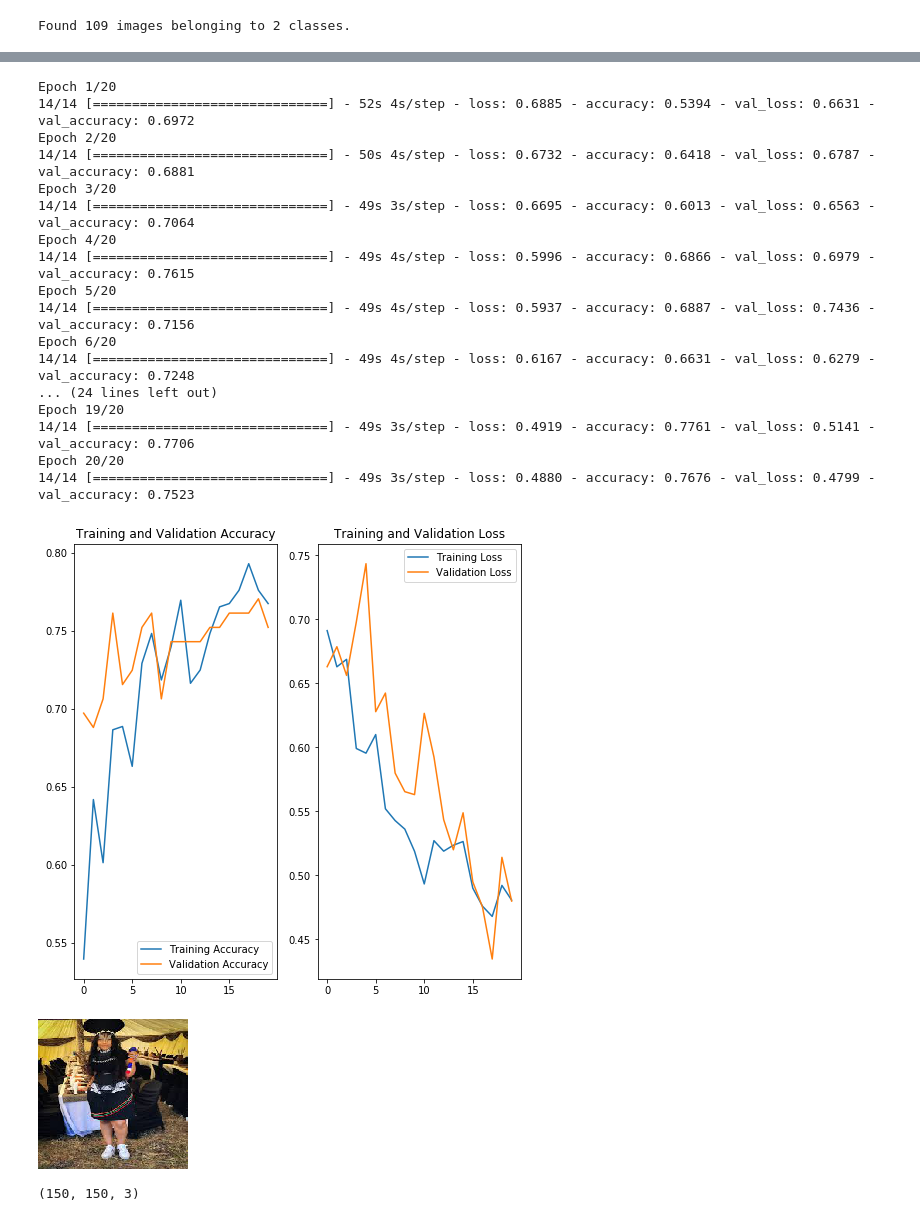
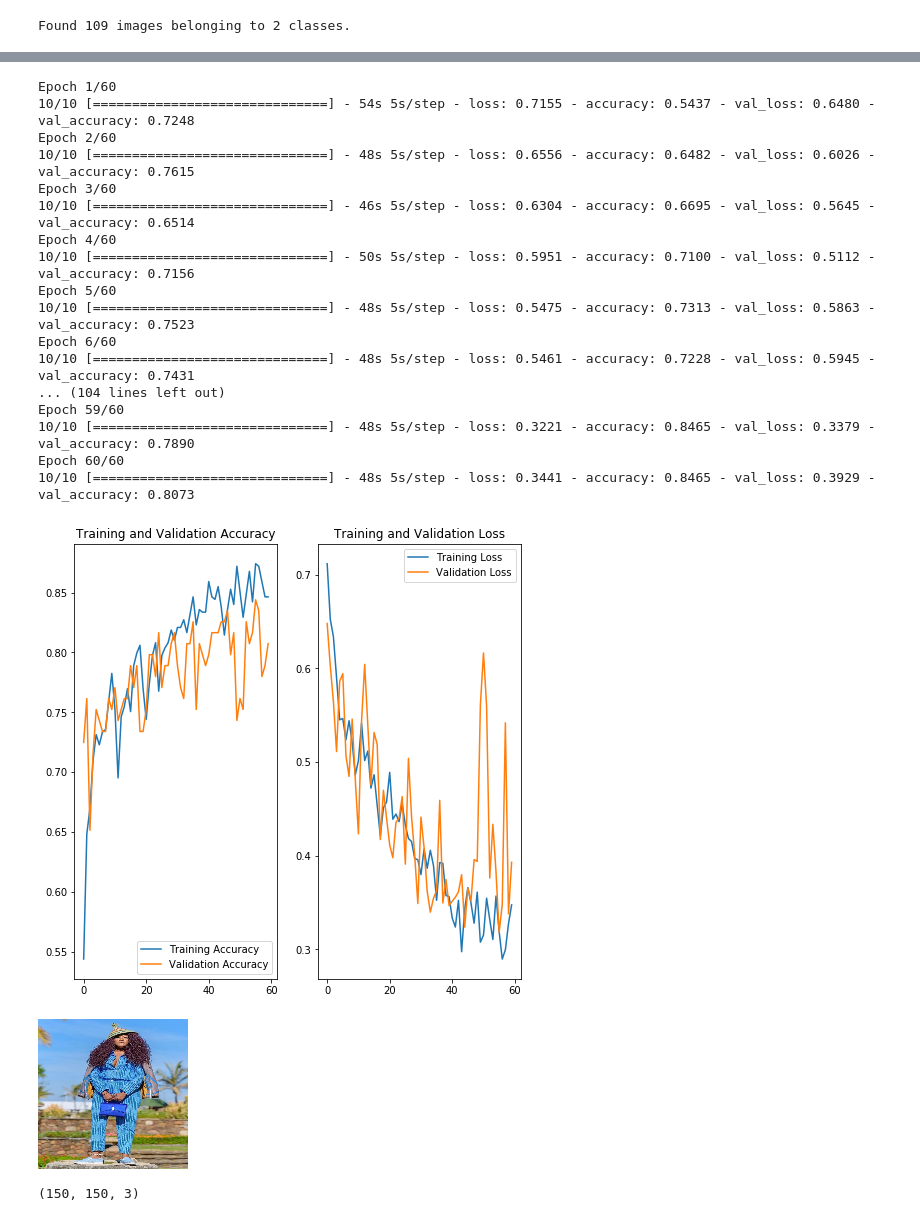
Before and after one commit to relebohilebiza/MVCTutorial, a Jupyter notebook: My_Real_Project.ipynb, the cells around one changed output, grey strips where cells are left out. Cells and saved outputs as stored; diff of their text form; code cells hidden in the pictures.

```diff
--- a/My_Real_Project.ipynb
+++ b/My_Real_Project.ipynb
@@ -24,12 +26,14 @@ logger.setLevel(logging.ERROR)
 # %%
 ============================================================old that i need to keep ======================================================
 # %%
+#============The directory for your dataset ================================
+
 base_dir = os.path.join(os.path.dirname('/content/Tradition/'))
 train_dir = os.path.join(base_dir, 'train/')
 validation_dir = os.path.join(base_dir, 'validation/')
 
-train_cats_dir = os.path.join(train_dir, 'sesotho')  # directory with our training cat pictures
-train_dogs_dir = os.path.join(train_dir, 'zulu')  # directory with our training dog pictures
-validation_cats_dir = os.path.join(validation_dir, 'sesotho')  # directory with our validation cat pictures
-validation_dogs_dir = os.path.join(validation_dir, 'zulu')  # directory with our validation dog pictures
+train_sesotho_dir = os.path.join(train_dir, 'sesotho')  # directory with our training cat pictures
+train_zulu_dir = os.path.join(train_dir, 'zulu')  # directory with our training dog pictures
+validation_sesotho_dir = os.path.join(validation_dir, 'sesotho')  # directory with our validation cat pictures
+validation_zulu_dir = os.path.join(validation_dir, 'zulu')  # directory with our validation dog pictures
 # %%
@@ -51 +58,11 @@ total_val = num_cats_val + num_dogs_val
+# %%
+#=======make calculations to see how many photos in your dataset ===========
+num_sesotho_tr = len(os.listdir(train_sesotho_dir))
+num_zulu_tr = len(os.listdir(train_zulu_dir))
+
+num_sesotho_val = len(os.listdir(validation_sesotho_dir))
+num_zulu_val = len(os.listdir(validation_zulu_dir))
+
+total_train = num_sesotho_tr + num_sesotho_tr
+total_val = num_zulu_val + num_zulu_val
 # %%
@@ -68,5 +85,5 @@ Total validation images: 109
 # %%
-BATCH_SIZE = 35  # Number of training examples to process before updating our models variables
+BATCH_SIZE = 50  # Number of training examples to process before updating our models variables
 IMG_SHAPE  = 150  # Our training data consists of images with width of 150 pixels and height of 150 pixels
 # %%
 train_image_generator      = ImageDataGenerator(rescale=1./255)  # Generator for our training data
@@ -166,7 +173,7 @@ Trainable params: 3,472,962
 Non-trainable params: 0
 _________________________________________________________________
 # %%
-EPOCHS = 20
+EPOCHS = 60 #a full iteration over sample
 history = model.fit_generator(
     train_data_gen,
     steps_per_epoch=int(np.ceil(total_train / float(BATCH_SIZE))),
@@ -175,23 +182,23 @@ history = model.fit_generator(
     validation_steps=int(np.ceil(total_val / float(BATCH_SIZE)))
 )
 # %% [output]
-Epoch 1/20
-14/14 [==============================] - 52s 4s/step - loss: 0.6885 - accuracy: 0.5394 - val_loss: 0.6631 - val_accuracy: 0.6972
-Epoch 2/20
-14/14 [==============================] - 50s 4s/step - loss: 0.6732 - accuracy: 0.6418 - val_loss: 0.6787 - val_accuracy: 0.6881
-Epoch 3/20
-14/14 [==============================] - 49s 3s/step - loss: 0.6695 - accuracy: 0.6013 - val_loss: 0.6563 - val_accuracy: 0.7064
-Epoch 4/20
-14/14 [==============================] - 49s 4s/step - loss: 0.5996 - accuracy: 0.6866 - val_loss: 0.6979 - val_accuracy: 0.7615
-Epoch 5/20
-14/14 [==============================] - 49s 4s/step - loss: 0.5937 - accuracy: 0.6887 - val_loss: 0.7436 - val_accuracy: 0.7156
-Epoch 6/20
-14/14 [==============================] - 49s 4s/step - loss: 0.6167 - accuracy: 0.6631 - val_loss: 0.6279 - val_accuracy: 0.7248
-... (24 lines left out)
-Epoch 19/20
-14/14 [==============================] - 49s 3s/step - loss: 0.4919 - accuracy: 0.7761 - val_loss: 0.5141 - val_accuracy: 0.7706
-Epoch 20/20
-14/14 [==============================] - 49s 3s/step - loss: 0.4880 - accuracy: 0.7676 - val_loss: 0.4799 - val_accuracy: 0.7523
+Epoch 1/60
+10/10 [==============================] - 54s 5s/step - loss: 0.7155 - accuracy: 0.5437 - val_loss: 0.6480 - val_accuracy: 0.7248
+Epoch 2/60
+10/10 [==============================] - 48s 5s/step - loss: 0.6556 - accuracy: 0.6482 - val_loss: 0.6026 - val_accuracy: 0.7615
+Epoch 3/60
+10/10 [==============================] - 46s 5s/step - loss: 0.6304 - accuracy: 0.6695 - val_loss: 0.5645 - val_accuracy: 0.6514
+Epoch 4/60
+10/10 [==============================] - 50s 5s/step - loss: 0.5951 - accuracy: 0.7100 - val_loss: 0.5112 - val_accuracy: 0.7156
+Epoch 5/60
+10/10 [==============================] - 48s 5s/step - loss: 0.5475 - accuracy: 0.7313 - val_loss: 0.5863 - val_accuracy: 0.7523
+Epoch 6/60
+10/10 [==============================] - 48s 5s/step - loss: 0.5461 - accuracy: 0.7228 - val_loss: 0.5945 - val_accuracy: 0.7431
+... (104 lines left out)
+Epoch 59/60
+10/10 [==============================] - 48s 5s/step - loss: 0.3221 - accuracy: 0.8465 - val_loss: 0.3379 - val_accuracy: 0.7890
+Epoch 60/60
+10/10 [==============================] - 48s 5s/step - loss: 0.3441 - accuracy: 0.8465 - val_loss: 0.3929 - val_accuracy: 0.8073
 # %%
 acc = history.history['accuracy']
 val_acc = history.history['val_accuracy']
@@ -216,17 +223,19 @@ plt.title('Training and Validation Loss')
 plt.savefig('./foo.png')
 plt.show()
 # %% [output]
-[figure, old version]
+[figure, new version]
 # %%
+#===========Testing your model after training ===============
+
 predictions = model.predict(val_data_gen)
 predictions[0]
 import numpy as np
 import PIL.Image as Image
 
 IMAGE_SHAPE = (150, 150)
 
-grace_hopper = Image.open('/content/test/repat6.jpg').resize(IMAGE_SHAPE)
-grace_hopper
+getTest_image = Image.open('/content/change/why14.jpg').resize(IMAGE_SHAPE)
+getTest_image
 # %% [output]
-[figure, old version]
+[figure, new version]
 # %%
```
Also changed, not shown: parts of 12 cells of this notebook.
